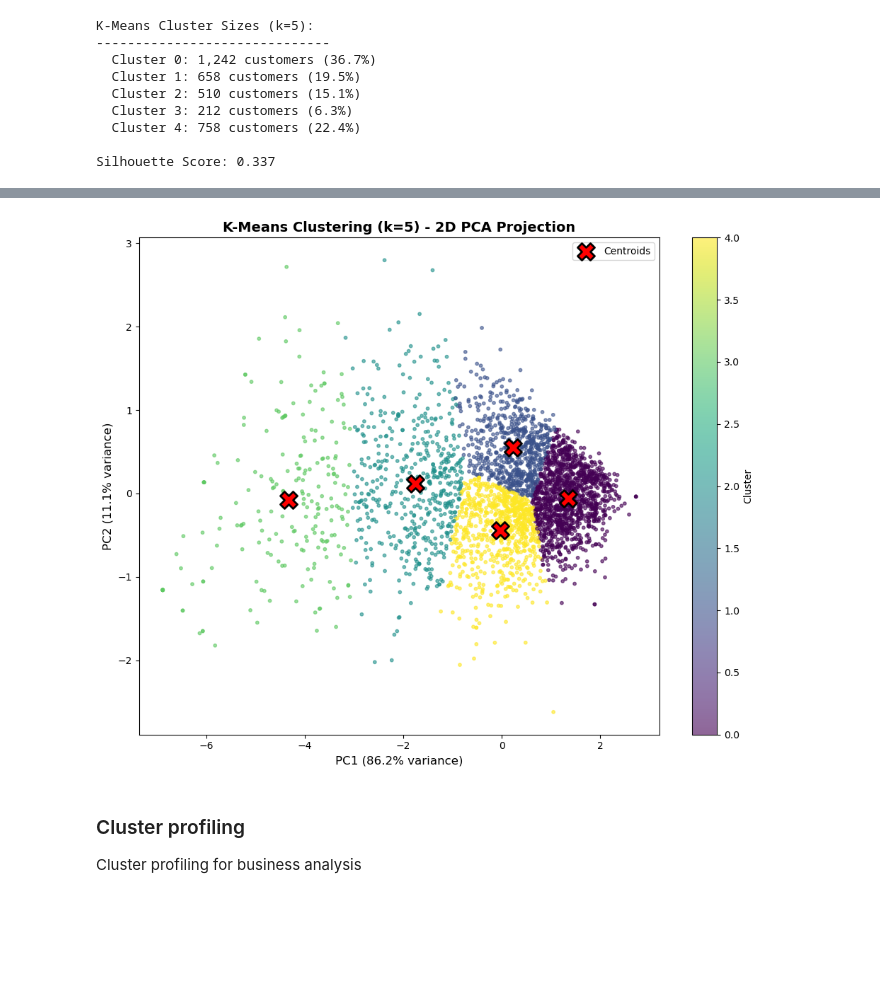
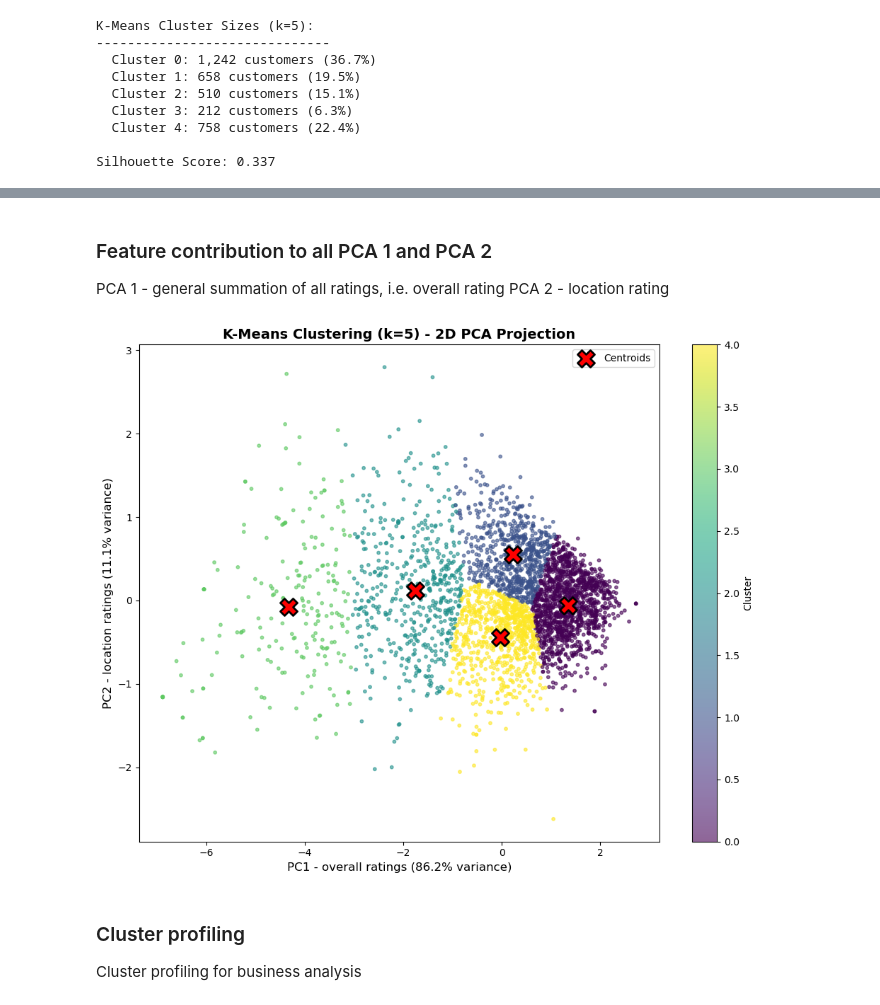
Before and after one commit to nadiavictoria/IS512-Hotel-Analytics, a Jupyter notebook: notebooks/03_competitive_benchmarking.ipynb, the cells around one changed output, grey strips where cells are left out. Cells and saved outputs as stored; diff of their text form; code cells hidden in the pictures; blank space fills up the shorter version.

```diff
--- a/notebooks/03_competitive_benchmarking.ipynb
+++ b/notebooks/03_competitive_benchmarking.ipynb
@@ -220,34 +256,31 @@ Silhouette Score: 0.337
+# %% [markdown]
+### Feature contribution to all PCA 1 and PCA 2
+PCA 1 - general summation of all ratings, i.e. overall rating
+PCA 2 - location rating
 # %%
-# Visualize clusters in 2D using PCA
-pca_2d = PCA(n_components=2, random_state=42)
-X_pca = pca_2d.fit_transform(X_scaled)
-
+# Plot cluster visualization in PCA space
 fig, ax = plt.subplots(figsize=(10, 8))
-
-# Save PCA components back to hotels dataframe for future use
-hotels['PCA1'] = X_pca[:, 0]
-hotels['PCA2'] = X_pca[:, 1]
 
 # Plot clusters
 scatter = ax.scatter(X_pca[:, 0], X_pca[:, 1], c=kmeans_labels,
                      cmap='viridis', alpha=0.6, s=10)
 
 # Plot centroids
 centroids_pca = pca_2d.transform(kmeans_final.cluster_centers_)
 ax.scatter(centroids_pca[:, 0], centroids_pca[:, 1],
            c='red', marker='X', s=300, edgecolors='black', linewidths=2,
            label='Centroids')
 
-ax.set_xlabel(f'PC1 ({pca_2d.explained_variance_ratio_[0]*100:.1f}% variance)', fontsize=12)
-ax.set_ylabel(f'PC2 ({pca_2d.explained_variance_ratio_[1]*100:.1f}% variance)', fontsize=12)
+ax.set_xlabel(f'PC1 - overall ratings ({pca_2d.explained_variance_ratio_[0]*100:.1f}% variance)', fontsize=12)
+ax.set_ylabel(f'PC2 - location ratings ({pca_2d.explained_variance_ratio_[1]*100:.1f}% variance)', fontsize=12)
 ax.set_title(f'K-Means Clustering (k={CHOSEN_K}) - 2D PCA Projection', fontsize=14, fontweight='bold')
 
 plt.colorbar(scatter, label='Cluster')
 ax.legend()
 plt.tight_layout()
 plt.show()
 # %% [output]
-[figure, old version]
+[figure, new version]
 # %% [markdown]
 ### Cluster profiling
 Cluster profiling for business analysis
```
Also changed, not shown: parts of 2 cells of this notebook.
